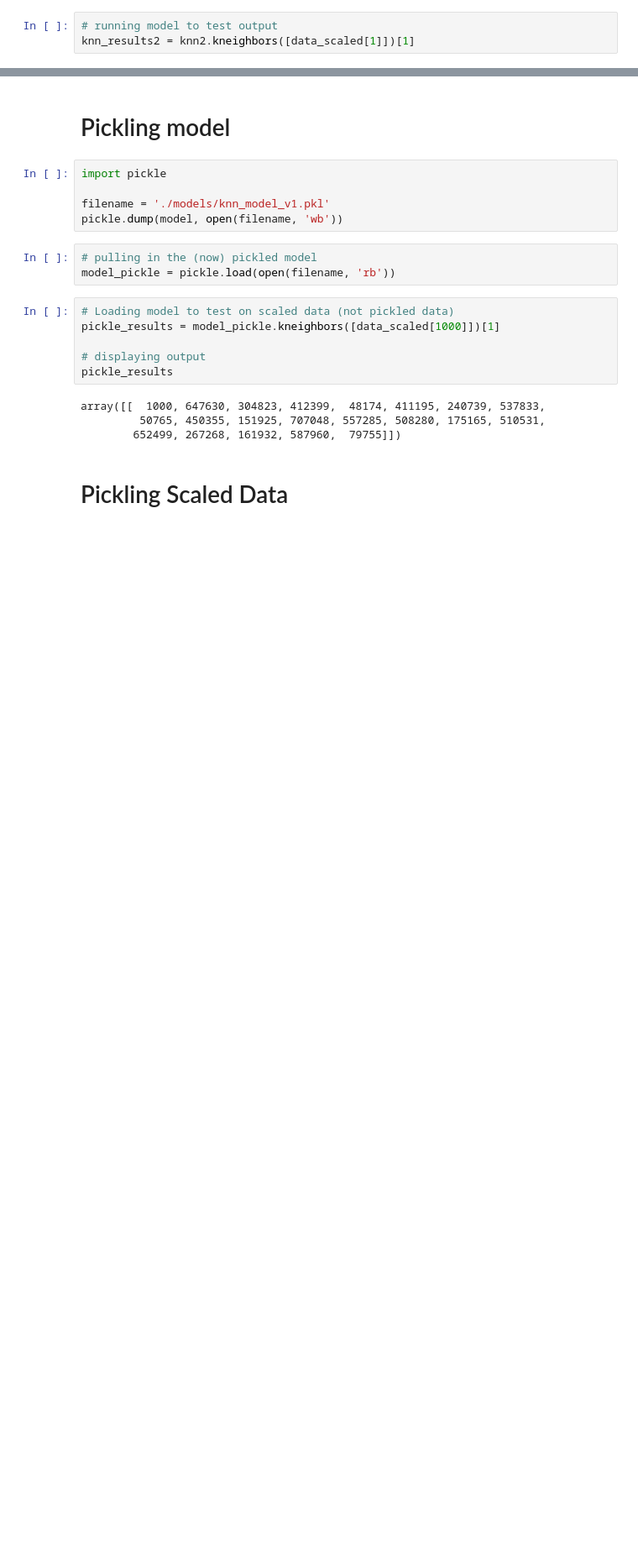
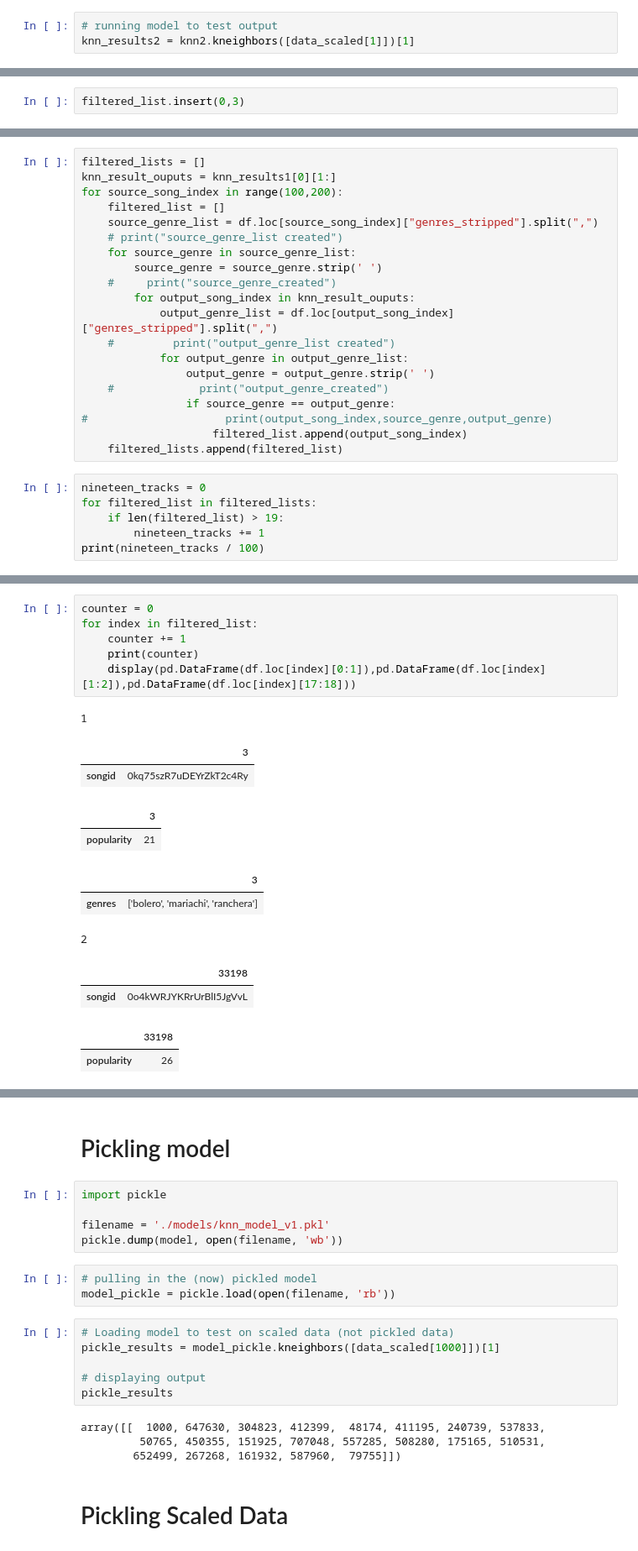
Before and after one commit to BloomTech-Labs/Music-Meteorologist-ds, a Jupyter notebook: model_notebooks/knn_model_v3_with_genre_filtering.ipynb, the cells around one changed output, grey strips where cells are left out. Shown at 84% size. Saved outputs shown, nothing was run; the diff lists cells and outputs as text; blank space fills up the shorter version.

```diff
--- a/model_notebooks/knn_model_v3_with_genre_filtering.ipynb
+++ b/model_notebooks/knn_model_v3_with_genre_filtering.ipynb
@@ -357,0 +385,2 @@ for result in knn_results2[0]:
+# %%
+filtered_list.insert(0,3)
@@ -357,0 +389,26 @@ for result in knn_results2[0]:
+# %%
+filtered_lists = []
+knn_result_ouputs = knn_results1[0][1:]
+for source_song_index in range(100,200):
+    filtered_list = []
+    source_genre_list = df.loc[source_song_index]["genres_stripped"].split(",")
+    # print("source_genre_list created")
+    for source_genre in source_genre_list:
+        source_genre = source_genre.strip(' ')
+    #     print("source_genre_created")
+        for output_song_index in knn_result_ouputs:
+            output_genre_list = df.loc[output_song_index]["genres_stripped"].split(",")
+    #         print("output_genre_list created")
+            for output_genre in output_genre_list:
+                output_genre = output_genre.strip(' ')
+    #             print("output_genre_created")
+                if source_genre == output_genre:
+#                     print(output_song_index,source_genre,output_genre)
+                    filtered_list.append(output_song_index)
+    filtered_lists.append(filtered_list)
+# %%
+nineteen_tracks = 0
+for filtered_list in filtered_lists:
+    if len(filtered_list) > 19:
+        nineteen_tracks += 1
+print(nineteen_tracks / 100)
@@ -357,0 +428,19 @@ for result in knn_results2[0]:
+# %%
+counter = 0
+for index in filtered_list:
+    counter += 1
+    print(counter)
+    display(pd.DataFrame(df.loc[index][0:1]),pd.DataFrame(df.loc[index][1:2]),pd.DataFrame(df.loc[index][17:18]))
+# %% [output]
+1
+|  | 3 |
+| songid | 0kq75szR7uDEYrZkT2c4Ry |
+|  | 3 |
+| popularity | 21 |
+|  | 3 |
+| genres | ['bolero', 'mariachi', 'ranchera'] |
+2
+|  | 33198 |
+| songid | 0o4kWRJYKRrUrBlI5JgVvL |
+|  | 33198 |
+| popularity | 26 |
```
Also changed, not shown: parts of 24 cells of this notebook.
